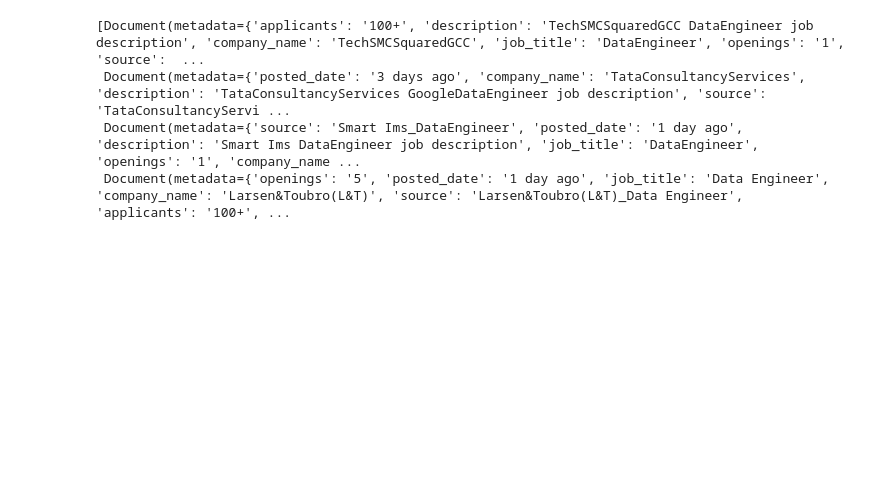
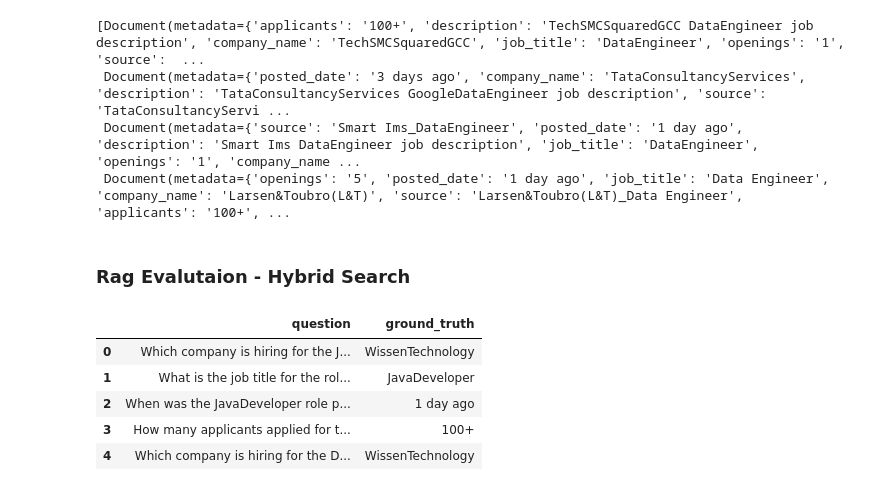
Before and after one commit to Lokesh-spec/jd-rag-intelligence, a Jupyter notebook: notebooks/jd-intelligence-system.ipynb, the cells around one changed output. Drawn from its saved outputs; the diff is of its cells as text; code cells hidden in the pictures; blank space fills up the shorter version.

```diff
--- a/notebooks/jd-intelligence-system.ipynb
+++ b/notebooks/jd-intelligence-system.ipynb
@@ -723,3 +723,20 @@ reranked_docs
  Document(metadata={'posted_date': '3 days ago', 'company_name': 'TataConsultancyServices', 'description': 'TataConsultancyServices GoogleDataEngineer job description', 'source': 'TataConsultancyServi ...
  Document(metadata={'source': 'Smart Ims_DataEngineer', 'posted_date': '1 day ago', 'description': 'Smart Ims DataEngineer job description', 'job_title': 'DataEngineer', 'openings': '1', 'company_name ...
  Document(metadata={'openings': '5', 'posted_date': '1 day ago', 'job_title': 'Data Engineer', 'company_name': 'Larsen&Toubro(L&T)', 'source': 'Larsen&Toubro(L&T)_Data Engineer', 'applicants': '100+', ...
+# %% [markdown]
+### **Rag Evalutaion - Hybrid Search**
+# %%
+import pandas as pd
+from ragas import evaluate
+from ragas.metrics import faithfulness, answer_relevancy, context_precision, context_recall
+
+eval_df = pd.read_csv("/Users/lokeshkv/data-engineering/projects/jd-intelligence-system/data/eval/ragas_evaluation_dataset.csv")
+
+display(eval_df.head())
+# %% [output]
+|  | question | ground_truth |
+| 0 | Which company is hiring for the J... | WissenTechnology |
+| 1 | What is the job title for the rol... | JavaDeveloper |
+| 2 | When was the JavaDeveloper role p... | 1 day ago |
+| 3 | How many applicants applied for t... | 100+ |
+| 4 | Which company is hiring for the D... | WissenTechnology |
```
Also changed, not shown: parts of 23 cells of this notebook, 4 other files.
